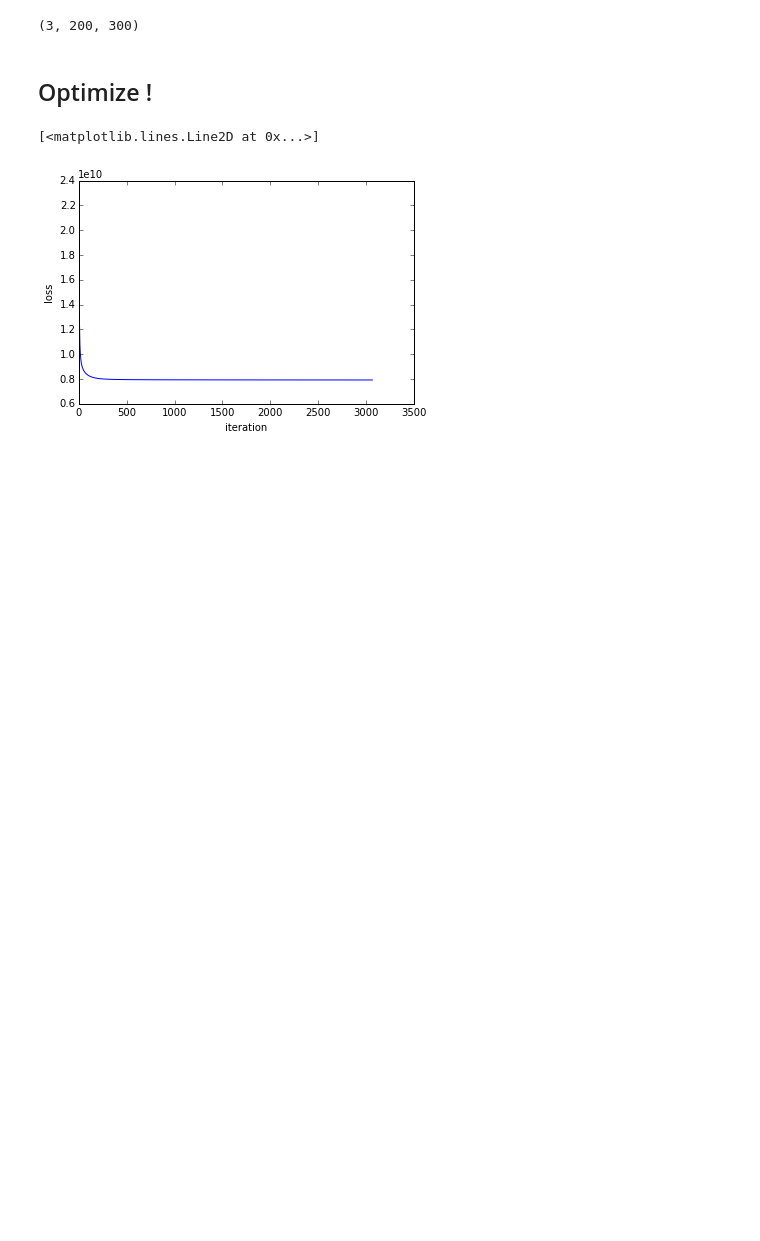
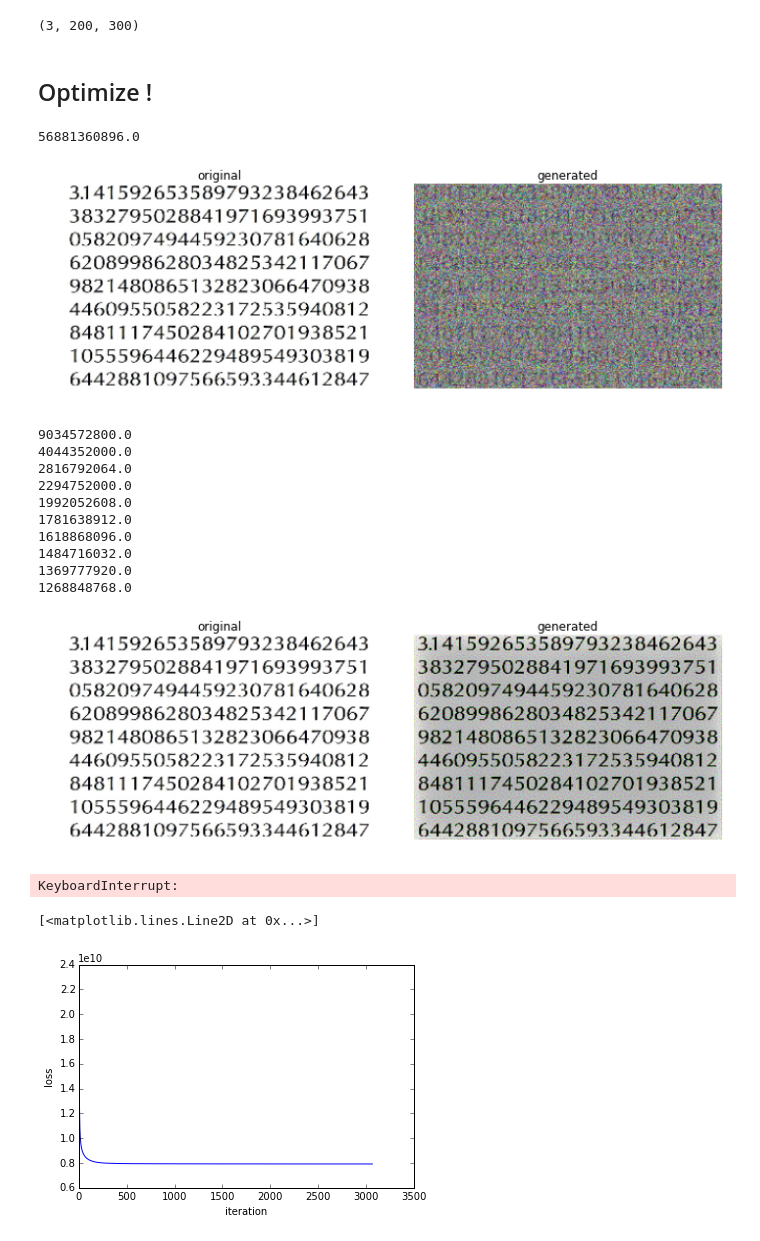
Before and after one commit to mehdidc/deepblending, a Jupyter notebook: Blending.ipynb, the cells around one changed output. Saved outputs shown, nothing was run; the diff lists cells and outputs as text; code cells hidden in the pictures; blank space fills up the shorter version.

```diff
--- a/Blending.ipynb
+++ b/Blending.ipynb
@@ -164,7 +140,7 @@ showarray(img_natural)
 # we are using these images
 original_images = [
     np.float32(PIL.Image.open('sample.png')),
-    np.float32(PIL.Image.open('sample2.png')),
+    #np.float32(PIL.Image.open('sample2.png')),
 ]
 # %%
 # Show the name of the layers of the model, choose a set of layers
@@ -200,14 +176,14 @@ end_layers = [
 #    'conv4_3',
 #    'conv4_4',
 #    'pool4',
-    'conv1/7x7_s2',
-    'conv1/7x7_s2',
+#    'conv1/7x7_s2',
+    #'conv1/7x7_s2',
     'conv2/3x3',
-    'inception_3a/output',
-    'inception_4d/output',
-    'inception_4e/pool_proj',
-    'inception_4e/pool',
-    'inception_4e/output',
+    #'inception_3a/output',
+    #'inception_4d/output',
+    #'inception_4e/pool_proj',
+    #'inception_4e/pool',
+    #'inception_4e/output',
 ]
 # %%
 # Setup theano stuff
@@ -303,11 +279,7 @@ for i in range(nb_iterations):
         # Here we just use the mean of the features of the original images
 
         #layer_desired_activations = layer_activations.mean(axis=0)
-        if l == 0:
-            layer_desired_activations = layer_activations[0]
-        else:
-            layer_desired_activations = layer_activations[1]
-
+        layer_desired_activations = layer_activations[0]
         layers_desired_activations.append(layer_desired_activations)
 
     if use_lbfgs is True:
@@ -318,33 +290,48 @@ for i in range(nb_iterations):
         generated_image_[:] = (x0.reshape(generated_image_.shape).astype(np.float32))
     else:
         # just use gradient descent if use_lbfgs is False
 
         # get gradient w.r.t the input
         g = get_gradients(generated_image_, *layers_desired_activations)
         # do one step of gradient descent
         generated_image_ -= alpha * g
         #generated_image_ = gaussian_filter(generated_image_, 0.1)
 
     l = get_loss(generated_image_, *layers_desired_activations)
     loss_per_epoch.append(l)
     if i % 10==0:
         print(l)
     if i % 100==0:
         fig = plt.figure(figsize=(10, 10))
         plt.subplot(1, 2, 1)
         out = deprocess(mean_value, images[0])
         out = np.uint8(np.clip(out, 0, 255))
         plt.title("original")
         plt.axis('off')
         plt.imshow(out)
         plt.subplot(1, 2, 2)
         out = deprocess(mean_value, generated_image_[0])
         out = np.uint8(np.clip(out, 0, 255))
         plt.title("generated")
         plt.imshow(out)
         plt.axis('off')
         plt.tight_layout()
         plt.show()
+# %% [output]
+56881360896.0
+[figure, added]
+9034572800.0
+4044352000.0
+2816792064.0
+2294752000.0
+1992052608.0
+1781638912.0
+1618868096.0
+1484716032.0
+1369777920.0
+1268848768.0
+[figure, added]
+KeyboardInterrupt:
 # %%
 plt.xlabel("iteration")
 plt.ylabel("loss")
```
Also changed, not shown: parts of 4 cells of this notebook, 5 other files.
